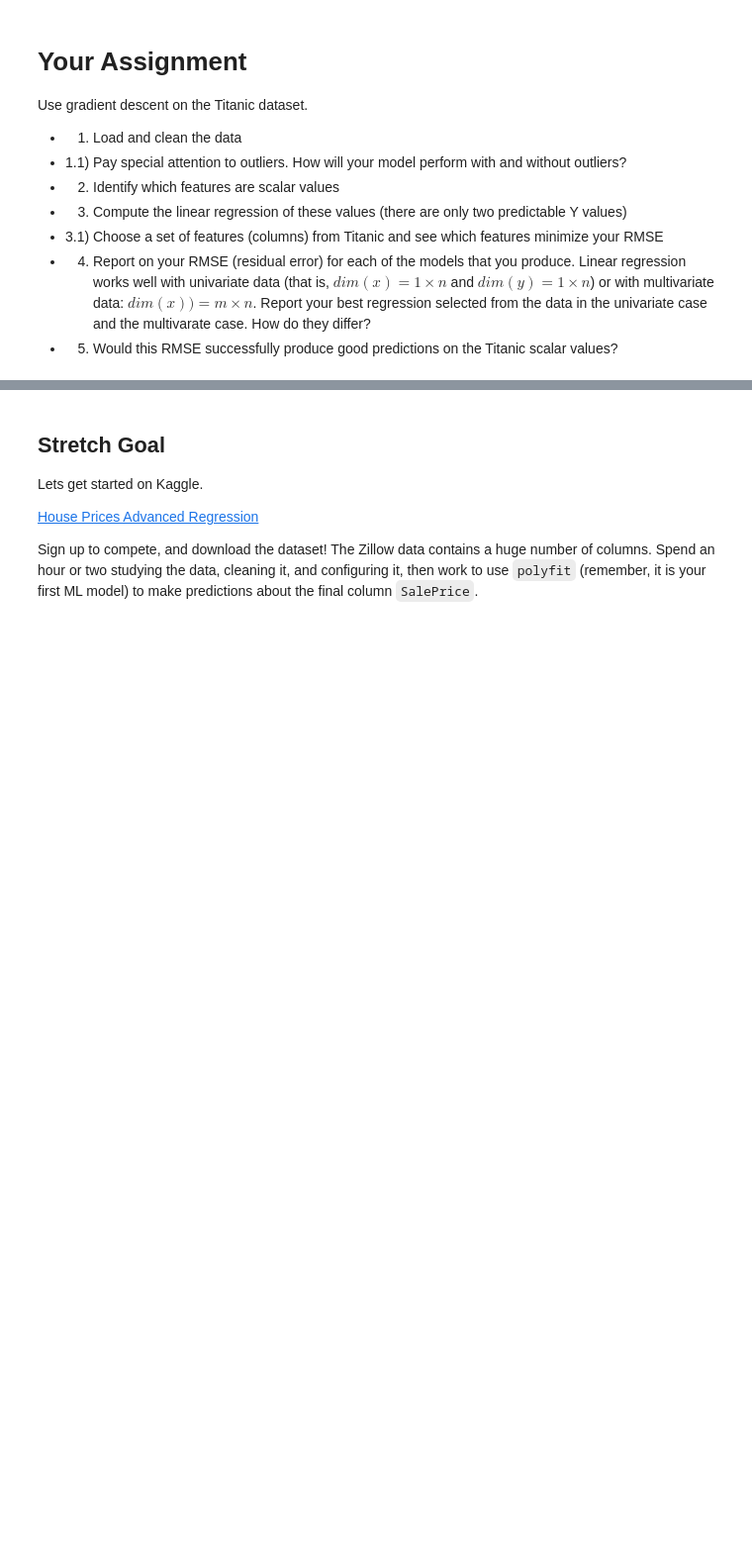
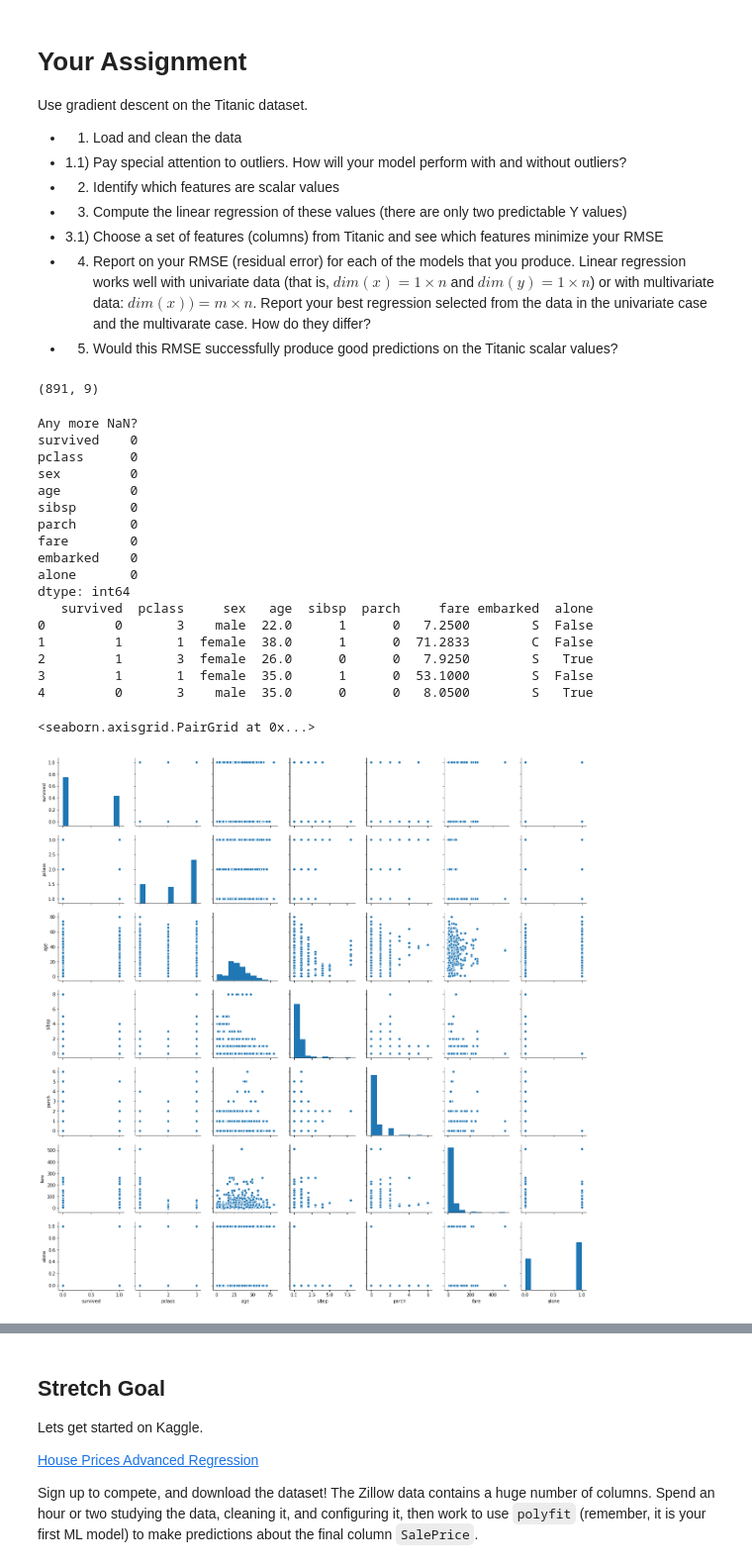
Before and after one commit to schwaaweb/aimlds1_06-Modeling, a Jupyter notebook: M06_A--Regression_is_Predictions_Assignment.ipynb, the cells around one changed output, grey strips where cells are left out. Shown at 99% size. Cells and saved outputs as stored; diff of their text form; code cells hidden in the pictures; blank space fills up the shorter version.

```diff
--- a/M06_A--Regression_is_Predictions_Assignment.ipynb
+++ b/M06_A--Regression_is_Predictions_Assignment.ipynb
@@ -251,0 +250,37 @@ Linear regression works well with univariate data (that is, $dim(x) = 1 \times n
+# %%
+# Complete assignment here.
+import seaborn as sns
+titanic = sns.load_dataset('titanic')
+titanic_raw = titanic
+titanic = titanic.drop(['alive','adult_male','who','class','embark_town'], axis=1)
+titanic['embarked'] = titanic['embarked'].fillna(method='ffill')
+titanic = titanic.drop(['deck'], axis=1)
+titanic['age'] = titanic['age'].fillna(method='ffill')
+print(titanic.shape)
+# %% [output]
+(891, 9)
+# %%
+print('Any more NaN?')
+print(titanic.isna().sum())
+print(titanic.head())
+sns.pairplot(titanic)
+# %% [output]
+Any more NaN?
+survived    0
+pclass      0
+sex         0
+age         0
+sibsp       0
+parch       0
+fare        0
+embarked    0
+alone       0
+dtype: int64
+   survived  pclass     sex   age  sibsp  parch     fare embarked  alone
+0         0       3    male  22.0      1      0   7.2500        S  False
+1         1       1  female  38.0      1      0  71.2833        C  False
+2         1       3  female  26.0      0      0   7.9250        S   True
+3         1       1  female  35.0      1      0  53.1000        S  False
+4         0       3    male  35.0      0      0   8.0500        S   True
+<seaborn.axisgrid.PairGrid at 0x...>
+[figure, added]
```
Also changed, not shown: parts of 2 cells of this notebook.
